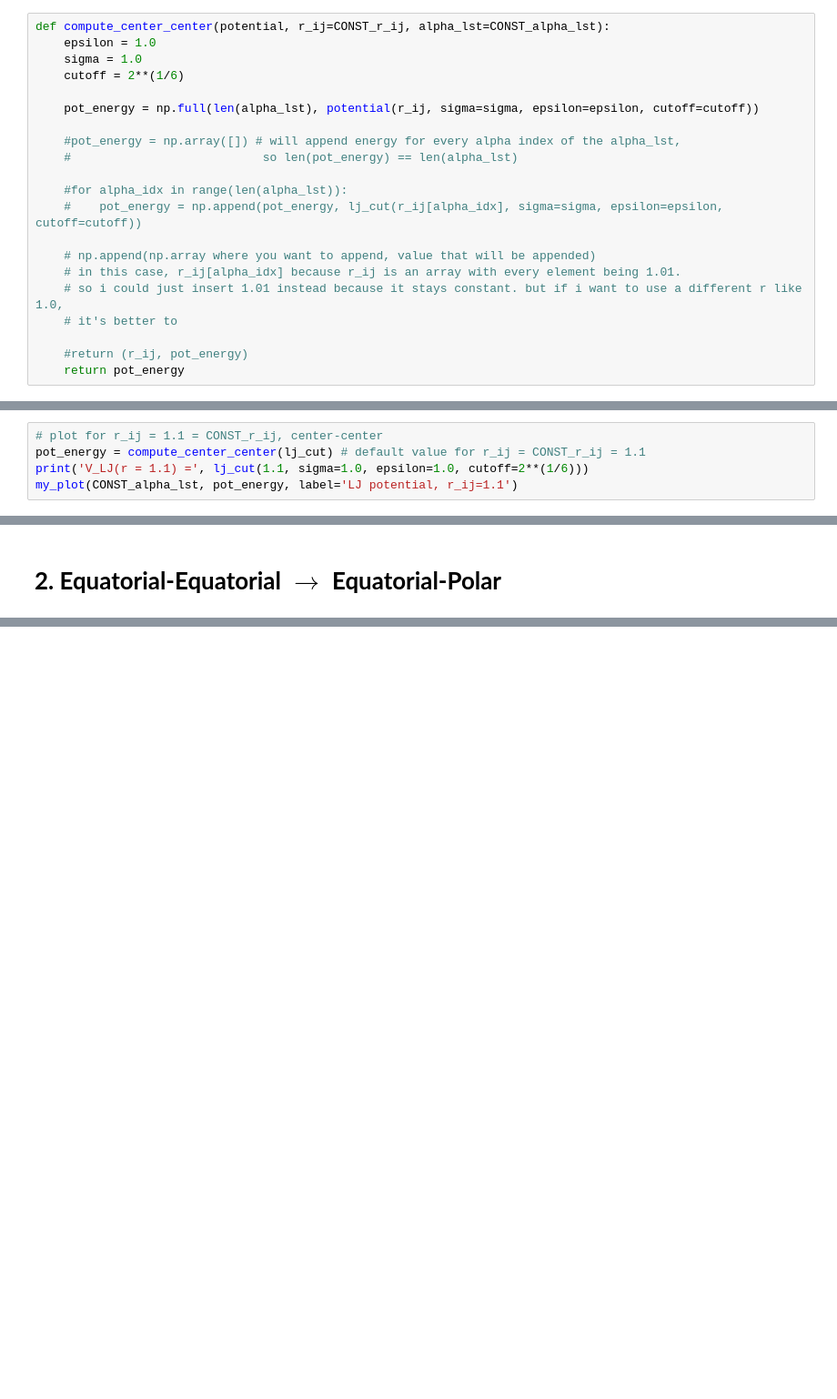
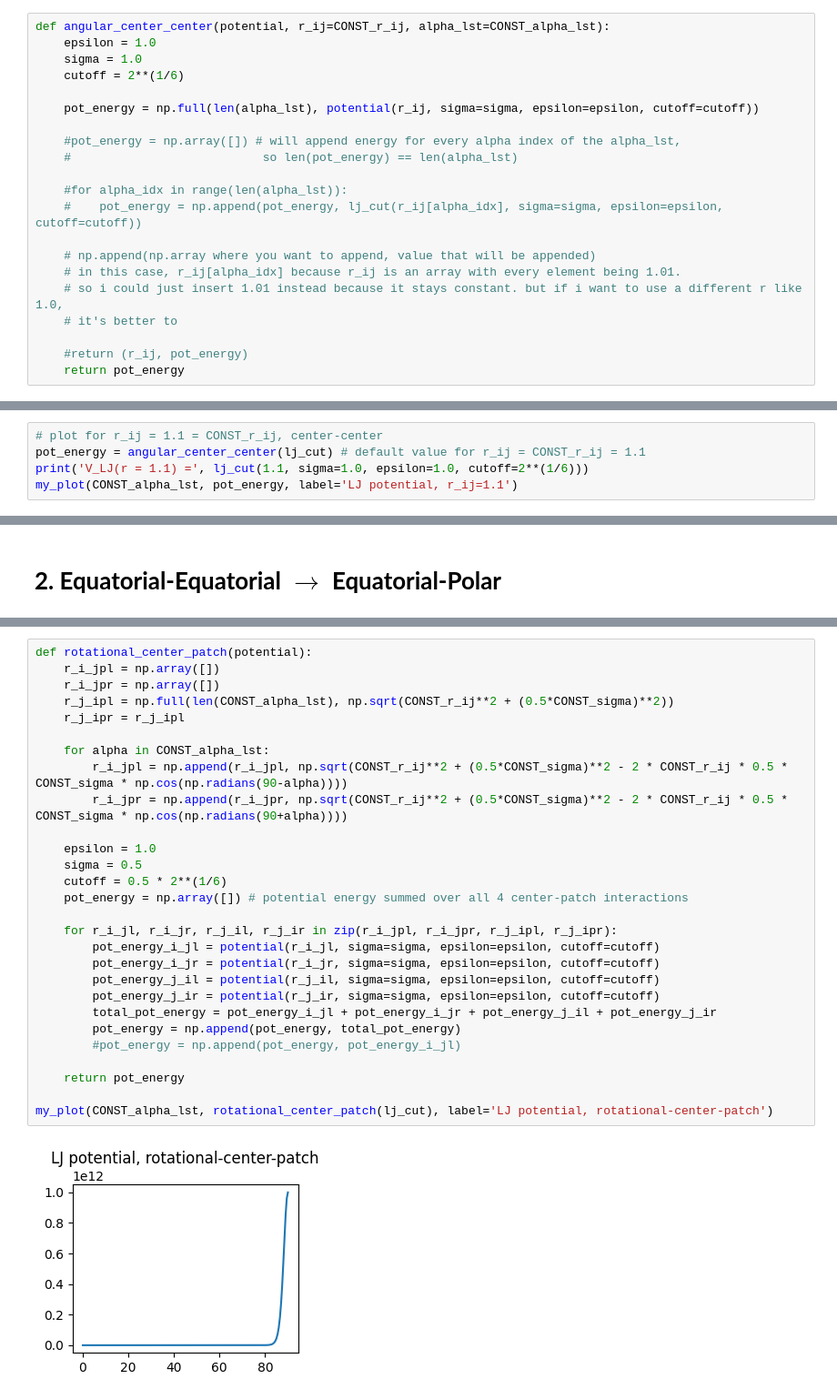
Before and after one commit to johannanovak/rotational_path, a Jupyter notebook: cut_potential.ipynb, the cells around one changed output, grey strips where cells are left out. Shown at 91% size. Cells and saved outputs as stored; diff of their text form; blank space fills up the shorter version.

```diff
--- a/cut_potential.ipynb
+++ b/cut_potential.ipynb
@@ -115,7 +115,7 @@ $$
 
 The goal of these simulations is to observe chain formation, which becomes possible only due to the attractive patch–patch interaction. Therefore, the chosen, fixed distance between particle centers corresponds to the configuration where the patches are positioned at the minimum of the interaction potential.
 # %%
-def compute_center_center(potential, r_ij=CONST_r_ij, alpha_lst=CONST_alpha_lst):
+def angular_center_center(potential, r_ij=CONST_r_ij, alpha_lst=CONST_alpha_lst):
     epsilon = 1.0
     sigma = 1.0
     cutoff = 2**(1/6)
@@ -143,7 +143,7 @@ display(Image(filename='pictures_for_nb/lj_with_particles_rij=1.1.png', width=40
 [figure]
 # %%
 # plot for r_ij = 1.1 = CONST_r_ij, center-center
-pot_energy = compute_center_center(lj_cut) # default value for r_ij = CONST_r_ij = 1.1
+pot_energy = angular_center_center(lj_cut) # default value for r_ij = CONST_r_ij = 1.1
 print('V_LJ(r = 1.1) =', lj_cut(1.1, sigma=1.0, epsilon=1.0, cutoff=2**(1/6)))
 my_plot(CONST_alpha_lst, pot_energy, label='LJ potential, r_ij=1.1')
 # %% [output]
@@ -323,0 +361,30 @@ my_plot(CONST_alpha_lst, compute_patch_patch(lj_cut), label='LJ potential, patch
+# %%
+def rotational_center_patch(potential):
+    r_i_jpl = np.array([])
+    r_i_jpr = np.array([])
+    r_j_ipl = np.full(len(CONST_alpha_lst), np.sqrt(CONST_r_ij**2 + (0.5*CONST_sigma)**2))
+    r_j_ipr = r_j_ipl
+
+    for alpha in CONST_alpha_lst:
+        r_i_jpl = np.append(r_i_jpl, np.sqrt(CONST_r_ij**2 + (0.5*CONST_sigma)**2 - 2 * CONST_r_ij * 0.5 * CONST_sigma * np.cos(np.radians(90-alpha))))
+        r_i_jpr = np.append(r_i_jpr, np.sqrt(CONST_r_ij**2 + (0.5*CONST_sigma)**2 - 2 * CONST_r_ij * 0.5 * CONST_sigma * np.cos(np.radians(90+alpha))))
+
+    epsilon = 1.0
+    sigma = 0.5
+    cutoff = 0.5 * 2**(1/6)
+    pot_energy = np.array([]) # potential energy summed over all 4 center-patch interactions
+
+    for r_i_jl, r_i_jr, r_j_il, r_j_ir in zip(r_i_jpl, r_i_jpr, r_j_ipl, r_j_ipr):
+        pot_energy_i_jl = potential(r_i_jl, sigma=sigma, epsilon=epsilon, cutoff=cutoff)
+        pot_energy_i_jr = potential(r_i_jr, sigma=sigma, epsilon=epsilon, cutoff=cutoff)
+        pot_energy_j_il = potential(r_j_il, sigma=sigma, epsilon=epsilon, cutoff=cutoff)
+        pot_energy_j_ir = potential(r_j_ir, sigma=sigma, epsilon=epsilon, cutoff=cutoff)
+        total_pot_energy = pot_energy_i_jl + pot_energy_i_jr + pot_energy_j_il + pot_energy_j_ir
+        pot_energy = np.append(pot_energy, total_pot_energy)
+        #pot_energy = np.append(pot_energy, pot_energy_i_jl)
+
+    return pot_energy
+
+my_plot(CONST_alpha_lst, rotational_center_patch(lj_cut), label='LJ potential, rotational-center-patch')
+# %% [output]
+[figure, added]
```
Also changed, not shown: parts of 14 cells of this notebook, 3 other files.
